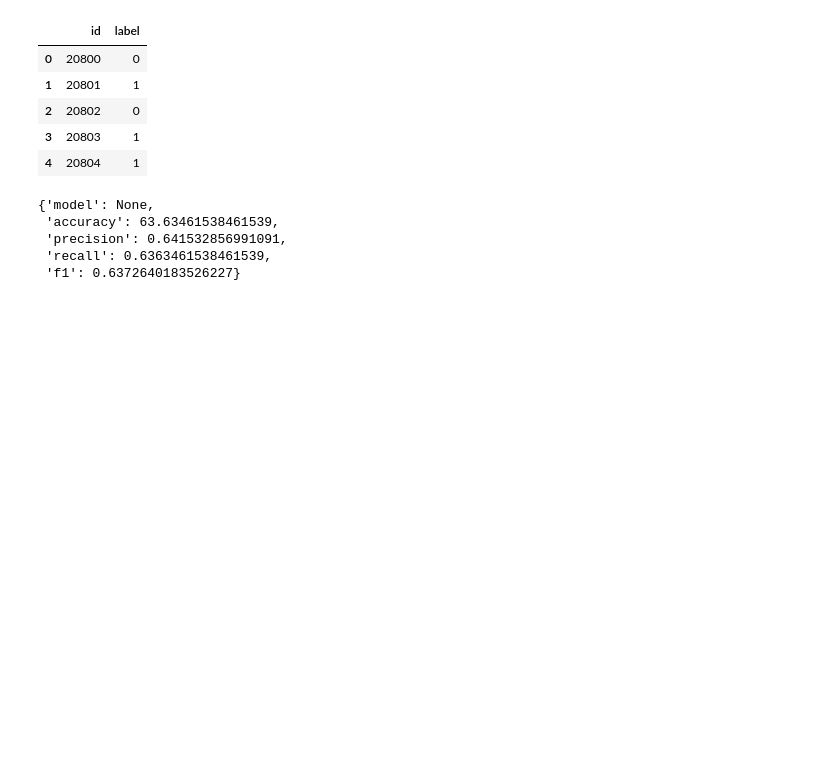
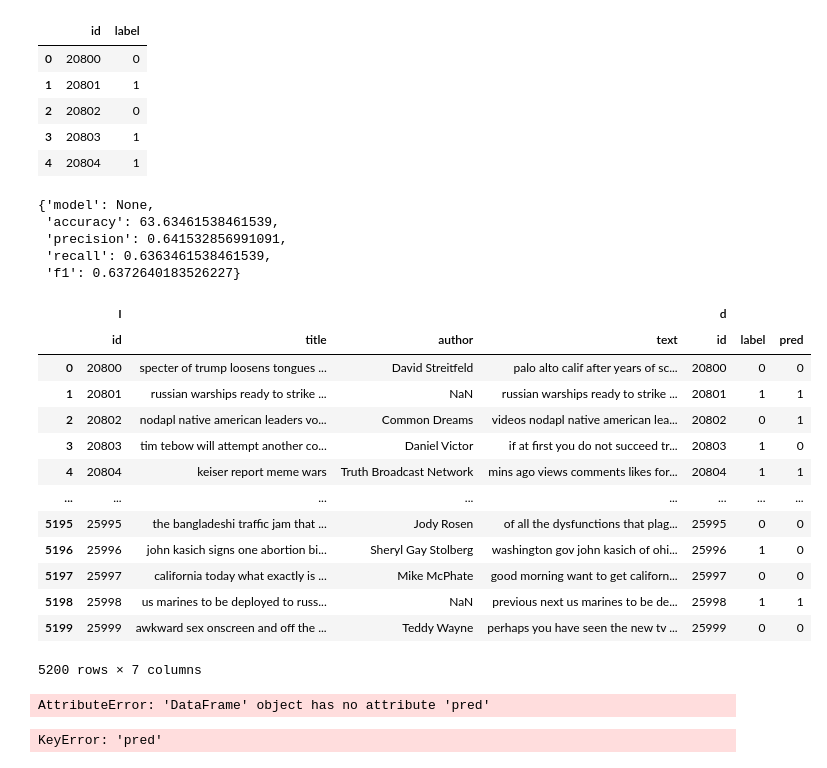
Before and after one commit to tikendraw/fake_news_classifier, a Jupyter notebook: prediction_on_test.ipynb, the cells around one changed output. Saved outputs shown, nothing was run; the diff lists cells and outputs as text; code cells hidden in the pictures; blank space fills up the shorter version.

Commit message:
test notebook

```diff
--- a/prediction_on_test.ipynb
+++ b/prediction_on_test.ipynb
@@ -141,6 +146,8 @@ ysub.head()
 | 2 | 20802 | 0 |
 | 3 | 20803 | 1 |
 | 4 | 20804 | 1 |
+# %%
+ysub['pred'] = tf.cast(pred, tf.int16)
 # %%
 res = calculate_results(y_pred=pred, y_true = ysub.label)
 # %%
@@ -151,3 +158,29 @@ res
  'precision': 0.641532856991091,
  'recall': 0.6363461538461539,
  'f1': 0.6372640183526227}
+# %%
+full_test = pd.concat((test_data,ysub),keys='Id' ,axis=1)
+full_test
+# %% [output]
+|  | I |  |  |  | d |  |  |
+|  | id | title | author | text | id | label | pred |
+| 0 | 20800 | specter of trump loosens tongues ... | David Streitfeld | palo alto calif after years of sc... | 20800 | 0 | 0 |
+| 1 | 20801 | russian warships ready to strike ... | NaN | russian warships ready to strike ... | 20801 | 1 | 1 |
+| 2 | 20802 | nodapl native american leaders vo... | Common Dreams | videos nodapl native american lea... | 20802 | 0 | 1 |
+| 3 | 20803 | tim tebow will attempt another co... | Daniel Victor | if at first you do not succeed tr... | 20803 | 1 | 0 |
+| 4 | 20804 | keiser report meme wars | Truth Broadcast Network | mins ago views comments likes for... | 20804 | 1 | 1 |
+| ... | ... | ... | ... | ... | ... | ... | ... |
+| 5195 | 25995 | the bangladeshi traffic jam that ... | Jody Rosen | of all the dysfunctions that plag... | 25995 | 0 | 0 |
+| 5196 | 25996 | john kasich signs one abortion bi... | Sheryl Gay Stolberg | washington gov john kasich of ohi... | 25996 | 1 | 0 |
+| 5197 | 25997 | california today what exactly is ... | Mike McPhate | good morning want to get californ... | 25997 | 0 | 0 |
+| 5198 | 25998 | us marines to be deployed to russ... | NaN | previous next us marines to be de... | 25998 | 1 | 1 |
+| 5199 | 25999 | awkward sex onscreen and off the ... | Teddy Wayne | perhaps you have seen the new tv ... | 25999 | 0 | 0 |
+5200 rows × 7 columns
+# %%
+full_test.pred.values
+# %% [output]
+AttributeError: 'DataFrame' object has no attribute 'pred'
+# %%
+ress = calculate_results(y_pred=full_test['pred'].values, y_true = full_test['label'].values)
+# %% [output]
+KeyError: 'pred'
```
Also changed, not shown: parts of 24 cells of this notebook.
